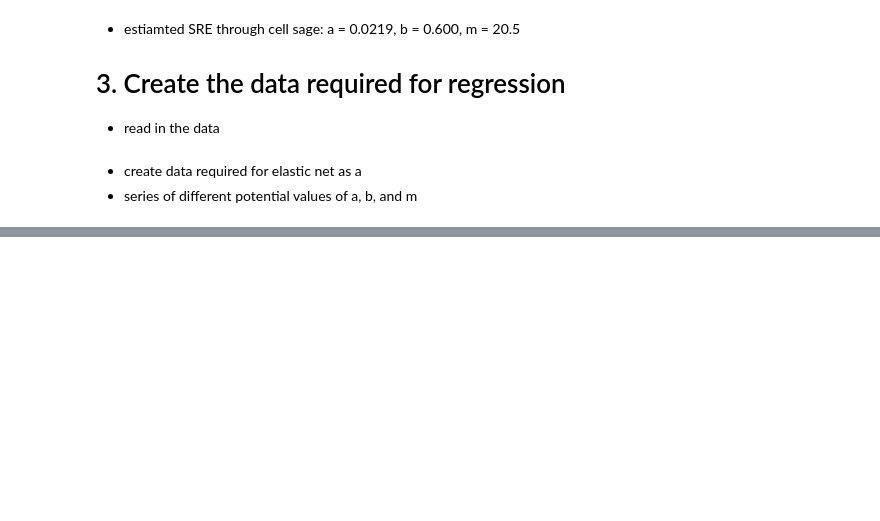
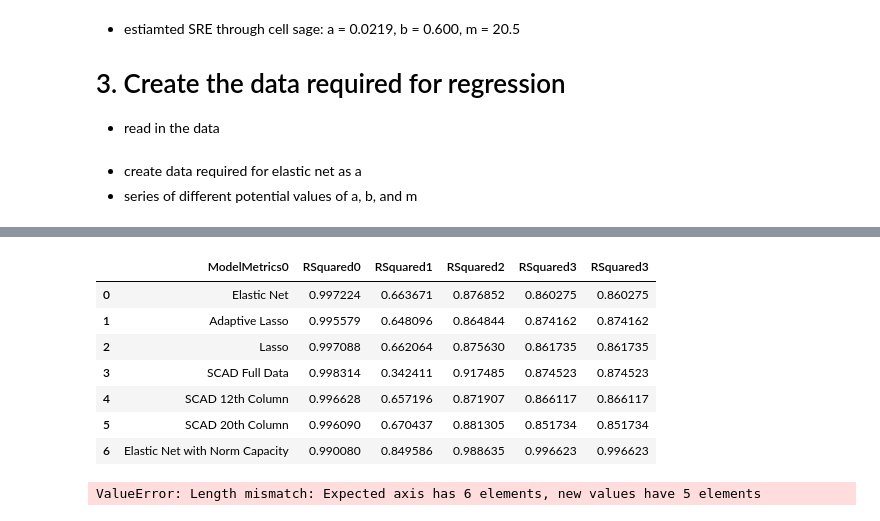
Before and after one commit to TravelReddy/SRE-Updates, a Jupyter notebook: SRE - R2Py- modeling Function.ipynb, the cells around one changed output, grey strips where cells are left out. Cells and saved outputs as stored; diff of their text form; code cells hidden in the pictures; blank space fills up the shorter version.

```diff
--- a/SRE - R2Py- modeling Function.ipynb
+++ b/SRE - R2Py- modeling Function.ipynb
@@ -385,0 +361,17 @@ Starting the Regression Analysis with SCAD Regression for 30th Column
+# %%
+final = final_df[['ModelMetrics0','RSquared0','RSquared1','RSquared2','RSquared3']]
+# %%
+final
+# %% [output]
+|  | ModelMetrics0 | RSquared0 | RSquared1 | RSquared2 | RSquared3 | RSquared3 |
+| 0 | Elastic Net | 0.997224 | 0.663671 | 0.876852 | 0.860275 | 0.860275 |
+| 1 | Adaptive Lasso | 0.995579 | 0.648096 | 0.864844 | 0.874162 | 0.874162 |
+| 2 | Lasso | 0.997088 | 0.662064 | 0.875630 | 0.861735 | 0.861735 |
+| 3 | SCAD Full Data | 0.998314 | 0.342411 | 0.917485 | 0.874523 | 0.874523 |
+| 4 | SCAD 12th Column | 0.996628 | 0.657196 | 0.871907 | 0.866117 | 0.866117 |
+| 5 | SCAD 20th Column | 0.996090 | 0.670437 | 0.881305 | 0.851734 | 0.851734 |
+| 6 | Elastic Net with Norm Capacity | 0.990080 | 0.849586 | 0.988635 | 0.996623 | 0.996623 |
+# %%
+final.columns = ['ModelMetrics','Cell4-RSquared','Cell5-RSquared','Cell6-RSquared','Cell16-RSquared']
+# %% [output]
+ValueError: Length mismatch: Expected axis has 6 elements, new values have 5 elements
```
Also changed, not shown: parts of 11 cells of this notebook.
